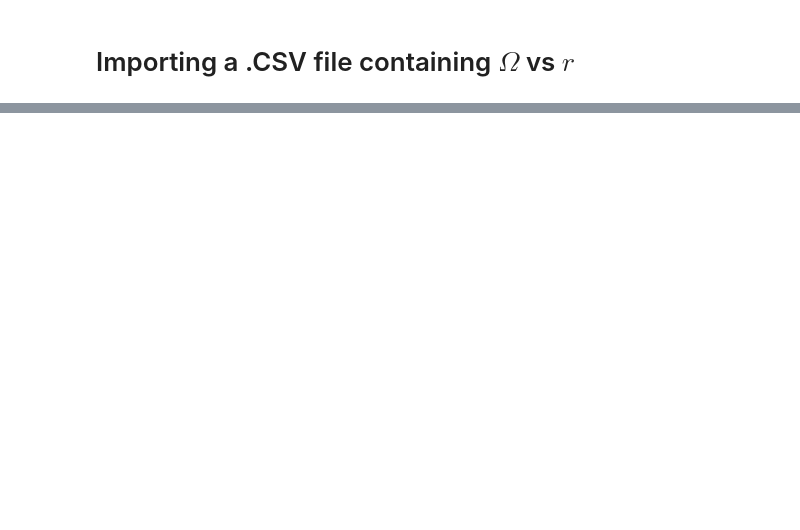
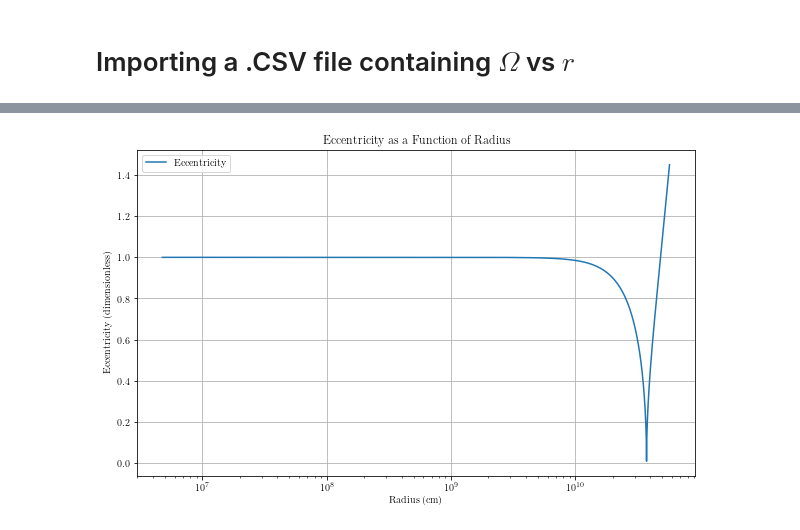
Before and after one commit to gibranmr/accretion, a Jupyter notebook: accretion.ipynb, the cells around one changed output, grey strips where cells are left out. Drawn from its saved outputs; the diff is of its cells as text; code cells hidden in the pictures; blank space fills up the shorter version.

Commit message:
Add files via upload
New version with plots of M_dot_fb as a function of radius and t_eq

```diff
--- a/accretion.ipynb
+++ b/accretion.ipynb
@@ -579,0 +580,55 @@ plt.show()
+# %%
+import numpy as np
+import matplotlib.pyplot as plt
+import pandas as pd
+from scipy.interpolate import interp1d
+import astropy.units as u
+
+# Constants
+G = 6.67430e-8  # Gravitational constant in cgs units
+M = 1.989e33  # Solar mass in g
+theta = np.pi / 4  # Example value for theta (you can adjust)
+
+# Loading the CSV data
+data_Omega = pd.read_csv('./Data/log_Omega_vs_r.csv', header=None, sep=";", decimal=",")
+radius_values_Omega = data_Omega[0].values
+log_Omega = data_Omega[1].values
+
+# Building an interpolation function for Omega as a function of radius
+Omega_interpolated = interp1d(radius_values_Omega, 10**log_Omega, kind='cubic', fill_value="extrapolate", bounds_error=False)
+
+# Define a range of radii for interpolation
+min_radius = min(radius_values_Omega)
+max_radius = max(radius_values_Omega)
+num_points = 10000
+radius_range_Omega = np.linspace(min_radius, max_radius, num_points)
+
+# Interpolate Omega values in rad/s units
+interpolated_Omega_rad_per_s = Omega_interpolated(radius_range_Omega)
+
+# Keplerian angular velocity (dimensionless)
+def Omega_k(r):
+    return np.sqrt(G * M / r**3)
+
+# Define a function for eccentricity
+def eccentricity(r):
+    omega_val = Omega_interpolated(r)
+    omega_k_val = Omega_k(r)
+    omega_ratio = (omega_val * np.sin(theta)) / omega_k_val
+    e_squared = 1 - omega_ratio**2
+    return np.sqrt(np.abs(e_squared))
+
+# Compute eccentricity for each r in the radius range
+e_values = [eccentricity(r) for r in radius_range_Omega]
+
+# Plotting eccentricity as a function of radius with units
+plt.figure(figsize=(10, 6))
+plt.semilogx(radius_range_Omega, e_values, label='Eccentricity')
+plt.xlabel('Radius (cm)')
+plt.ylabel('Eccentricity (dimensionless)')
+plt.title('Eccentricity as a Function of Radius')
+plt.grid(True)
+plt.legend()
+plt.show()
+# %% [output]
+[figure, added]
```
Also changed, not shown: parts of 25 cells of this notebook.
